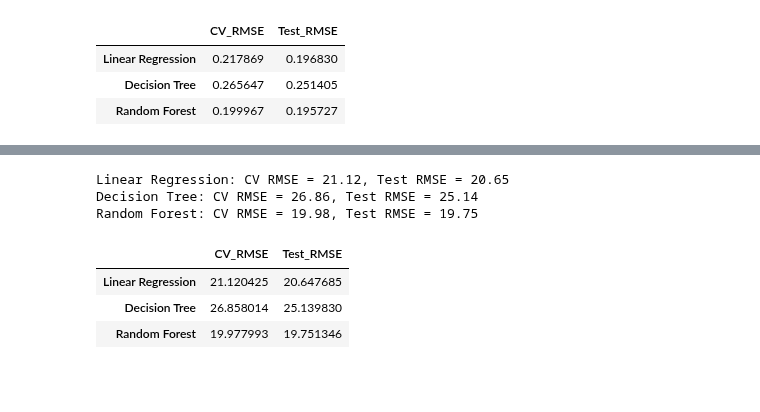
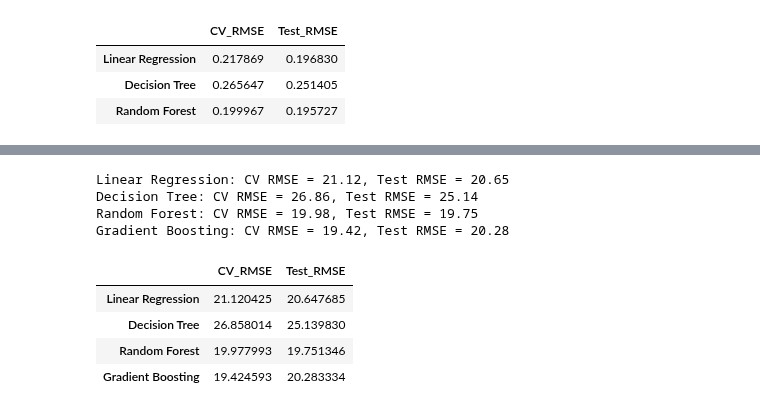
Before and after one commit to JayNightmare/Machine-Learning-in-Python, a Jupyter notebook: Q2/IMDB.ipynb, the cells around one changed output, grey strips where cells are left out. Saved outputs shown, nothing was run; the diff lists cells and outputs as text; code cells hidden in the pictures; blank space fills up the shorter version.

```diff
--- a/Q2/IMDB.ipynb
+++ b/Q2/IMDB.ipynb
@@ -146,33 +145,47 @@ The model is not reliable.
 | Decision Tree | 1.021123e+08 | 9.389997e+07 |
 | Random Forest | 8.177435e+07 | 6.329514e+07 |
 # %%
-"""Part D: Predict Released_Year as Regression"""
+from sklearn.ensemble import GradientBoostingRegressor
+from sklearn.preprocessing import StandardScaler
+from sklearn.pipeline import Pipeline
 
 # * Define features and target variable for Released_Year prediction
 target = 'Released_Year'
 X = pd.get_dummies(df[['Runtime2', 'No_of_Votes', 'Gross', 'Genre']], drop_first=True)
 y = df[target]
 
 # ? Train-test split
 X_train, X_test, y_train, y_test = train_test_split(X, y, test_size=0.2, random_state=42)
 
+# * Add Gradient Boosting Regressor to models
+models['Gradient Boosting'] = GradientBoostingRegressor(random_state=42)
+
+# * Use a pipeline with scaling for models that benefit from it
+scaled_models = ['Linear Regression']
+pipelines = {
+    name: Pipeline([('scaler', StandardScaler()), ('model', model)]) if name in scaled_models else model
+    for name, model in models.items()
+}
+
 # * Evaluate models
 results3 = {}
-for name, model in models.items():
+for name, model in pipelines.items():
     cv_score = cv_rmse(model)
     model.fit(X_train, y_train)
     preds = model.predict(X_test)
     rmse = np.sqrt(mean_squared_error(y_test, preds))
     results3[name] = {'CV_RMSE': cv_score, 'Test_RMSE': rmse}
     print(f"{name}: CV RMSE = {cv_score:.2f}, Test RMSE = {rmse:.2f}")
 
 # * Convert results to DataFrame for better visualization
 pd.DataFrame(results3).T
 # %% [output]
 Linear Regression: CV RMSE = 21.12, Test RMSE = 20.65
 Decision Tree: CV RMSE = 26.86, Test RMSE = 25.14
 Random Forest: CV RMSE = 19.98, Test RMSE = 19.75
+Gradient Boosting: CV RMSE = 19.42, Test RMSE = 20.28
 |  | CV_RMSE | Test_RMSE |
 | Linear Regression | 21.120425 | 20.647685 |
 | Decision Tree | 26.858014 | 25.139830 |
 | Random Forest | 19.977993 | 19.751346 |
+| Gradient Boosting | 19.424593 | 20.283334 |
```
Also changed, not shown: parts of 1 cell of this notebook, 5 other files.
